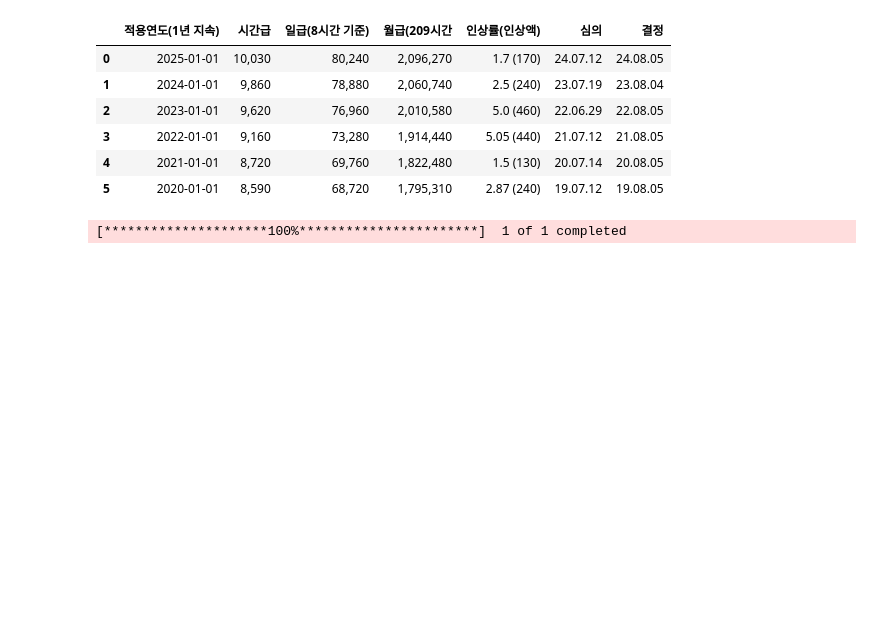
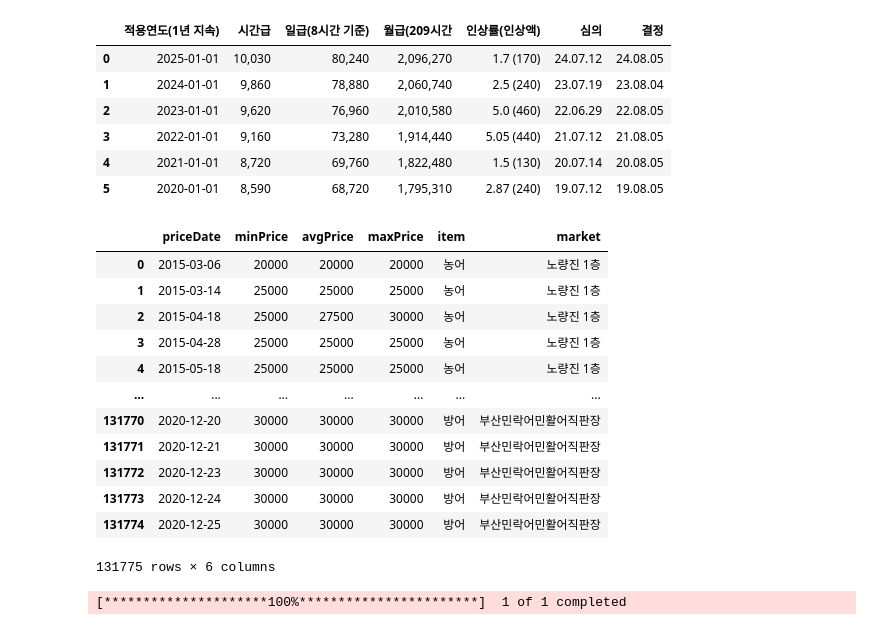
Before and after one commit to vhf1030/Pisces, a Jupyter notebook: notebooks/economic_data.ipynb, the cells around one changed output. Cells and saved outputs as stored; diff of their text form; code cells hidden in the pictures; blank space fills up the shorter version.

```diff
--- a/notebooks/economic_data.ipynb
+++ b/notebooks/economic_data.ipynb
@@ -32,6 +33,25 @@ df
 | 3 | 2022-01-01 | 9,160 | 73,280 | 1,914,440 | 5.05 (440) | 21.07.12 | 21.08.05 |
 | 4 | 2021-01-01 | 8,720 | 69,760 | 1,822,480 | 1.5 (130) | 20.07.14 | 20.08.05 |
 | 5 | 2020-01-01 | 8,590 | 68,720 | 1,795,310 | 2.87 (240) | 19.07.12 | 19.08.05 |
+# %%
+price_file_path = "../data/raw/ikh_item_price_2025-01-15.csv"
+price_df = pd.read_csv(price_file_path)
+price_df['priceDate'] = pd.to_datetime(price_df['priceDate'], errors='coerce')
+price_df
+# %% [output]
+|  | priceDate | minPrice | avgPrice | maxPrice | item | market |
+| 0 | 2015-03-06 | 20000 | 20000 | 20000 | 농어 | 노량진 1층 |
+| 1 | 2015-03-14 | 25000 | 25000 | 25000 | 농어 | 노량진 1층 |
+| 2 | 2015-04-18 | 25000 | 27500 | 30000 | 농어 | 노량진 1층 |
+| 3 | 2015-04-28 | 25000 | 25000 | 25000 | 농어 | 노량진 1층 |
+| 4 | 2015-05-18 | 25000 | 25000 | 25000 | 농어 | 노량진 1층 |
+| ... | ... | ... | ... | ... | ... | ... |
+| 131770 | 2020-12-20 | 30000 | 30000 | 30000 | 방어 | 부산민락어민활어직판장 |
+| 131771 | 2020-12-21 | 30000 | 30000 | 30000 | 방어 | 부산민락어민활어직판장 |
+| 131772 | 2020-12-23 | 30000 | 30000 | 30000 | 방어 | 부산민락어민활어직판장 |
+| 131773 | 2020-12-24 | 30000 | 30000 | 30000 | 방어 | 부산민락어민활어직판장 |
+| 131774 | 2020-12-25 | 30000 | 30000 | 30000 | 방어 | 부산민락어민활어직판장 |
+131775 rows × 6 columns
 # %%
 # 1️⃣ WTI Crude Oil 티커(symbol) 설정
 oil_data = yf.download('CL=F', start='2020-01-01', end='2025-01-12')
```
Also changed, not shown: parts of 5 cells of this notebook, 2 other files.
